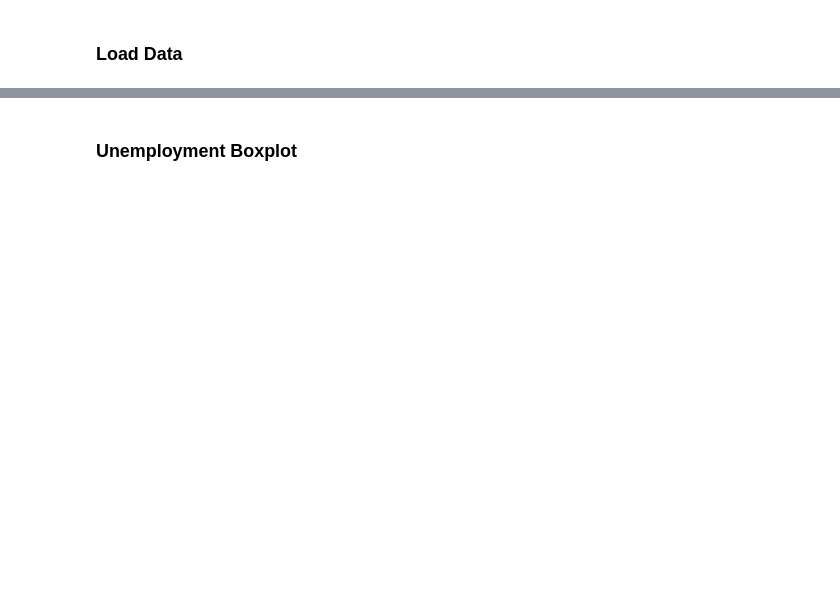
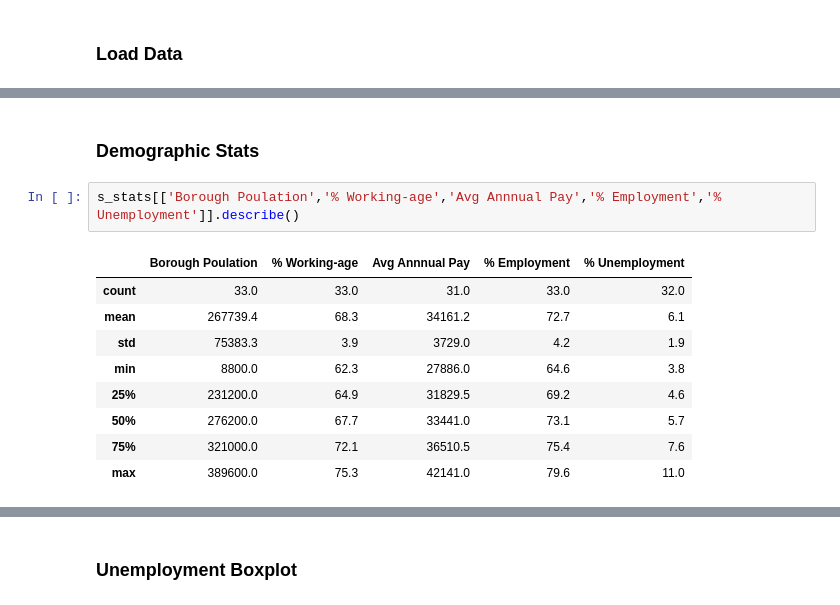
Before and after one commit to DaphneBdn/CASA0007_QM_Group_Presentation, a Jupyter notebook: prelim_data_wrangling.ipynb, the cells around one changed output, grey strips where cells are left out. Saved outputs shown, nothing was run; the diff lists cells and outputs as text; blank space fills up the shorter version.

```diff
--- a/prelim_data_wrangling.ipynb
+++ b/prelim_data_wrangling.ipynb
@@ -21,0 +91,14 @@ df.head()
+# %% [markdown]
+### Demographic Stats
+# %%
+s_stats[['Borough Poulation','% Working-age','Avg Annnual Pay','% Employment','% Unemployment']].describe()
+# %% [output]
+|  | Borough Poulation | % Working-age | Avg Annnual Pay | % Employment | % Unemployment |
+| count | 33.0 | 33.0 | 31.0 | 33.0 | 32.0 |
+| mean | 267739.4 | 68.3 | 34161.2 | 72.7 | 6.1 |
+| std | 75383.3 | 3.9 | 3729.0 | 4.2 | 1.9 |
+| min | 8800.0 | 62.3 | 27886.0 | 64.6 | 3.8 |
+| 25% | 231200.0 | 64.9 | 31829.5 | 69.2 | 4.6 |
+| 50% | 276200.0 | 67.7 | 33441.0 | 73.1 | 5.7 |
+| 75% | 321000.0 | 72.1 | 36510.5 | 75.4 | 7.6 |
+| max | 389600.0 | 75.3 | 42141.0 | 79.6 | 11.0 |
```
Also changed, not shown: parts of 12 cells of this notebook.
